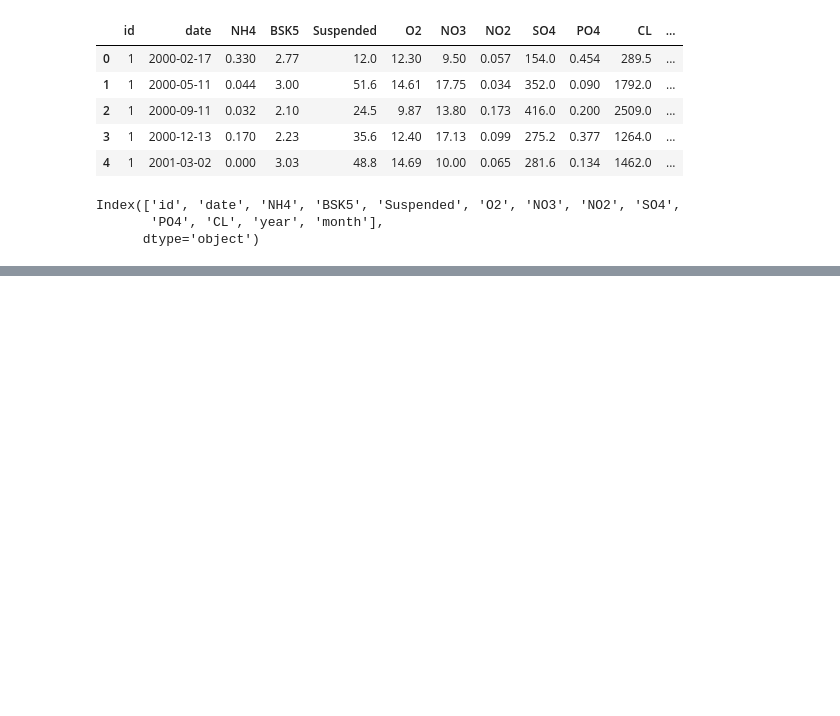
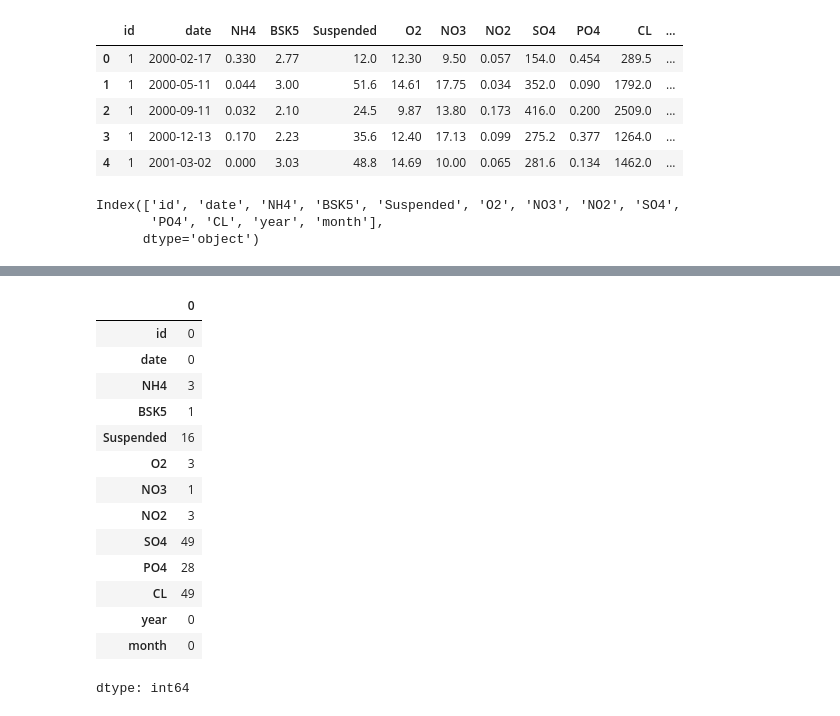
Before and after one commit to durgesh1065/Water-Quality-Prediction, a Jupyter notebook: Water_Quality_Prediction.ipynb, the cells around one changed output, grey strips where cells are left out. Saved outputs shown, nothing was run; the diff lists cells and outputs as text; code cells hidden in the pictures; blank space fills up the shorter version.

```diff
--- a/Water_Quality_Prediction.ipynb
+++ b/Water_Quality_Prediction.ipynb
@@ -181,0 +218,19 @@ pollutants = ['O2', 'NO3', 'NO2', 'SO4',
+# %%
+# Count of missing values in each column
+df.isnull().sum()
+# %% [output]
+|  | 0 |
+| id | 0 |
+| date | 0 |
+| NH4 | 3 |
+| BSK5 | 1 |
+| Suspended | 16 |
+| O2 | 3 |
+| NO3 | 1 |
+| NO2 | 3 |
+| SO4 | 49 |
+| PO4 | 28 |
+| CL | 49 |
+| year | 0 |
+| month | 0 |
+dtype: int64
```
Also changed, not shown: parts of 4 cells of this notebook.
